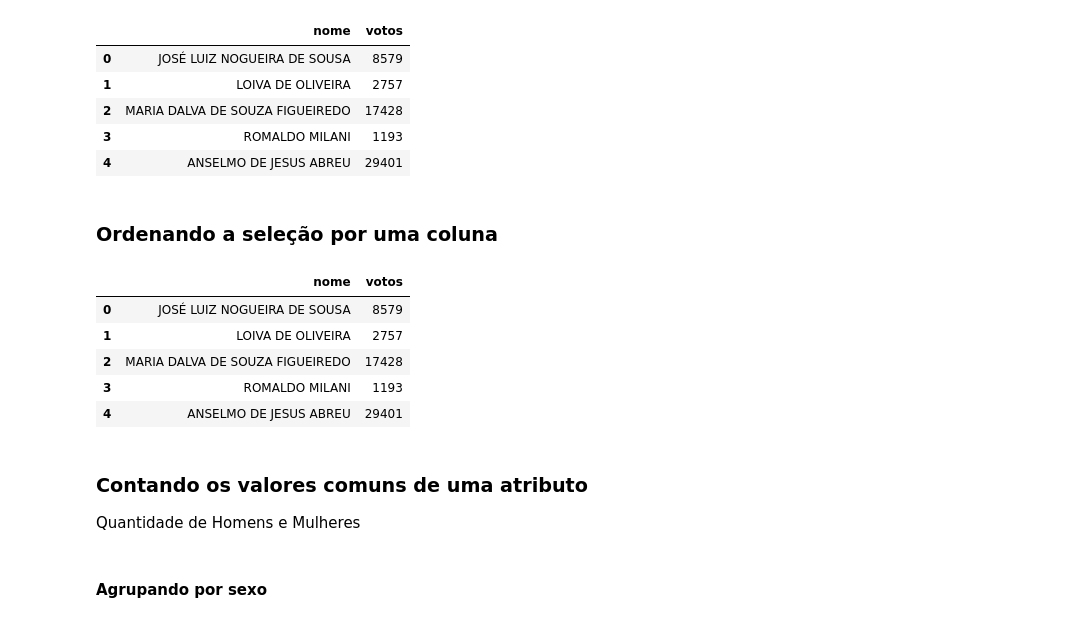
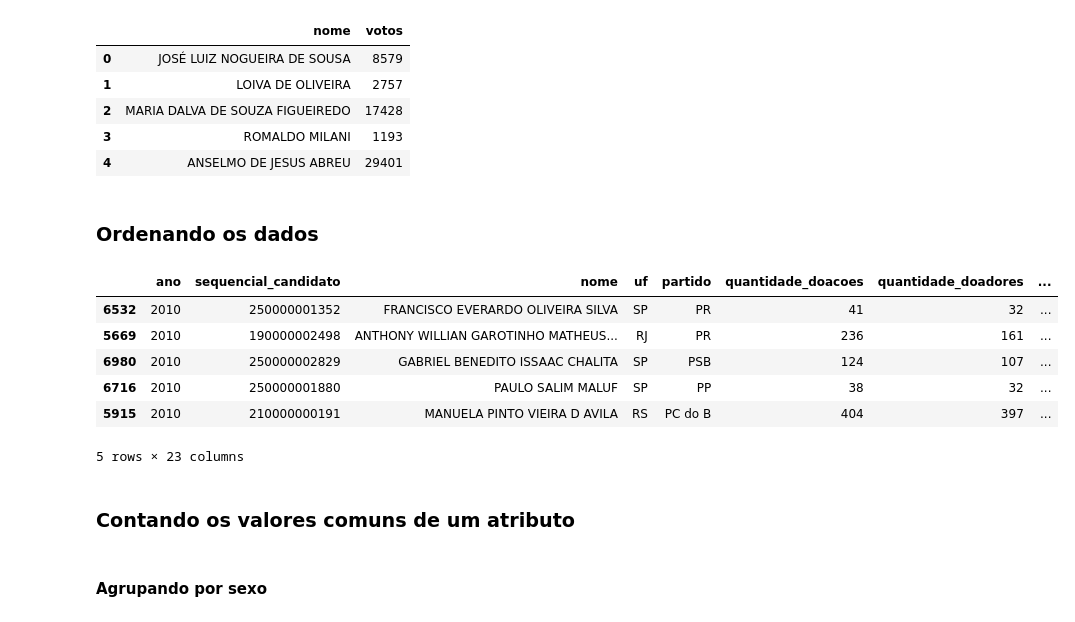
Before and after one commit to Lorenaps/estudando-python, a Jupyter notebook: pandas/pandas_eleicoes_2006_2010.ipynb, the cells around one changed output. Cells and saved outputs as stored; diff of their text form; code cells hidden in the pictures.

```diff
--- a/pandas/pandas_eleicoes_2006_2010.ipynb
+++ b/pandas/pandas_eleicoes_2006_2010.ipynb
@@ -97,21 +97,20 @@ data[['nome', 'votos']][:5]
 | 2 | MARIA DALVA DE SOUZA FIGUEIREDO | 17428 |
 | 3 | ROMALDO MILANI | 1193 |
 | 4 | ANSELMO DE JESUS ABREU | 29401 |
-# %% [markdown]
-### Ordenando a seleção por uma coluna
+# %% [markdown]
+### Ordenando os dados
 # %%
-data[['nome', 'votos']][:5]
+data.sort_values(['ano', 'votos'], ascending=False)[:5]
 # %% [output]
-|  | nome | votos |
-| 0 | JOSÉ LUIZ NOGUEIRA DE SOUSA | 8579 |
-| 1 | LOIVA DE OLIVEIRA | 2757 |
-| 2 | MARIA DALVA DE SOUZA FIGUEIREDO | 17428 |
-| 3 | ROMALDO MILANI | 1193 |
-| 4 | ANSELMO DE JESUS ABREU | 29401 |
+|  | ano | sequencial_candidato | nome | uf | partido | quantidade_doacoes | quantidade_doadores | ... |
+| 6532 | 2010 | 250000001352 | FRANCISCO EVERARDO OLIVEIRA SILVA | SP | PR | 41 | 32 | ... |
+| 5669 | 2010 | 190000002498 | ANTHONY WILLIAN GAROTINHO MATHEUS... | RJ | PR | 236 | 161 | ... |
+| 6980 | 2010 | 250000002829 | GABRIEL BENEDITO ISSAAC CHALITA | SP | PSB | 124 | 107 | ... |
+| 6716 | 2010 | 250000001880 | PAULO SALIM MALUF | SP | PP | 38 | 32 | ... |
+| 5915 | 2010 | 210000000191 | MANUELA PINTO VIEIRA D AVILA | RS | PC do B | 404 | 397 | ... |
+5 rows × 23 columns
 # %% [markdown]
-### Contando os valores comuns de uma atributo
-
-Quantidade de Homens e Mulheres
+### Contando os valores comuns de um atributo
 # %% [markdown]
 #### Agrupando por sexo
 # %%
```
